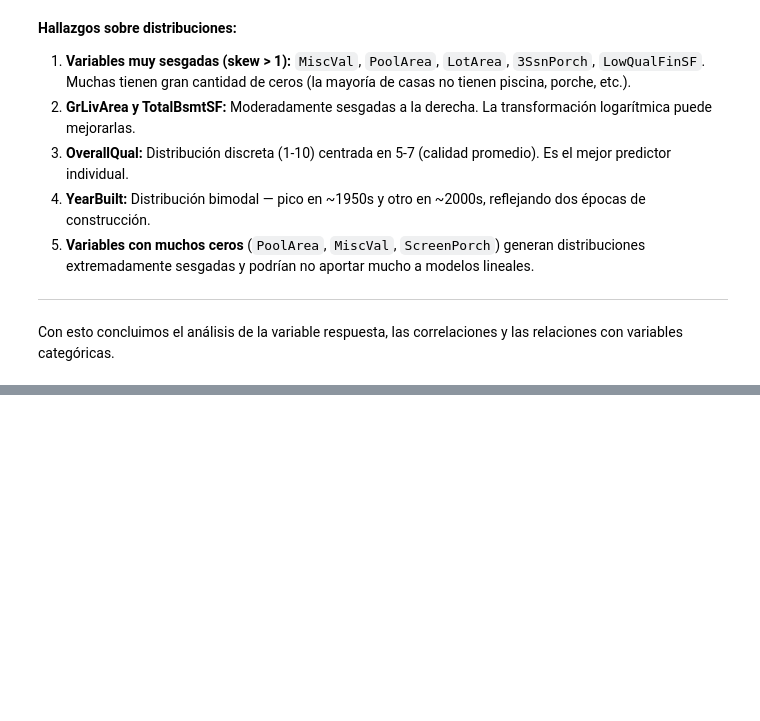
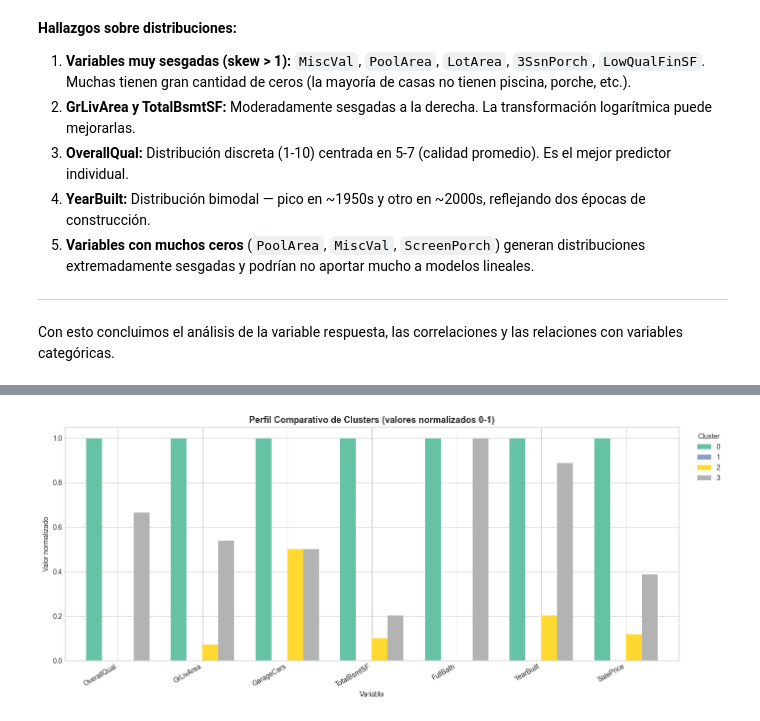
Before and after one commit to nicoCT04/Lab3MD, a Jupyter notebook: lab3.ipynb, the cells around one changed output, grey strips where cells are left out. Saved outputs shown, nothing was run; the diff lists cells and outputs as text; code cells hidden in the pictures; blank space fills up the shorter version.

```diff
--- a/lab3.ipynb
+++ b/lab3.ipynb
@@ -491,0 +717,29 @@ Con esto concluimos el análisis de la variable respuesta, las correlaciones y l
+# %%
+# Perfil comparativo de clusters (valores normalizados 0-1)
+from sklearn.preprocessing import MinMaxScaler
+
+profile_vars = ['OverallQual', 'GrLivArea', 'GarageCars', 'TotalBsmtSF',
+                'FullBath', 'YearBuilt', 'SalePrice']
+profile_data = cluster_data.groupby('Cluster')[profile_vars].median()
+
+# Normalizar a escala 0-1 para comparar
+scaler_minmax = MinMaxScaler()
+profile_norm = pd.DataFrame(
+    scaler_minmax.fit_transform(profile_data),
+    columns=profile_vars,
+    index=profile_data.index
+)
+
+# Grafico de barras agrupadas (perfil de cada cluster)
+fig, ax = plt.subplots(figsize=(14, 6))
+profile_norm.T.plot(kind='bar', ax=ax, colormap='Set2', width=0.75)
+ax.set_title('Perfil Comparativo de Clusters (valores normalizados 0-1)',
+             fontsize=13, fontweight='bold')
+ax.set_xlabel('Variable')
+ax.set_ylabel('Valor normalizado')
+ax.legend(title='Cluster', bbox_to_anchor=(1.02, 1), loc='upper left')
+plt.xticks(rotation=30, ha='right')
+plt.tight_layout()
+plt.show()
+# %% [output]
+[figure, added]
```
Also changed, not shown: parts of 15 cells of this notebook.
